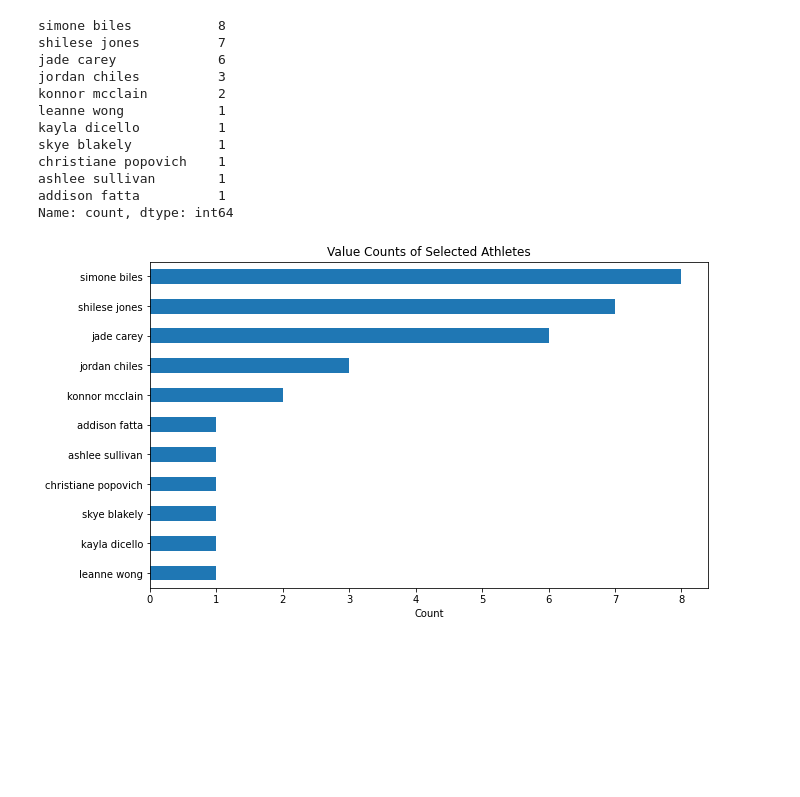
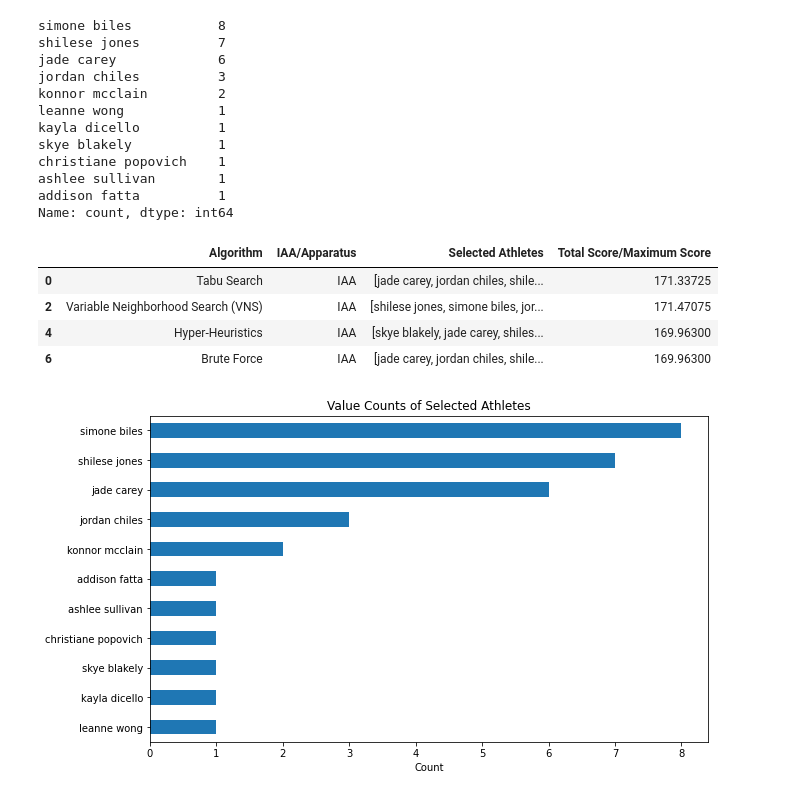
Before and after one commit to RyanTal/Data_Mining, a Jupyter notebook: Results/Women Team Models Review.ipynb, the cells around one changed output. Drawn from its saved outputs; the diff is of its cells as text; code cells hidden in the pictures; blank space fills up the shorter version.

```diff
--- a/Results/Women Team Models Review.ipynb
+++ b/Results/Women Team Models Review.ipynb
@@ -140,6 +140,14 @@ addison fatta          1
 Name: count, dtype: int64
 # %%
 df=result_df.copy()
+# %%
+df[df['IAA/Apparatus']=='IAA']
+# %% [output]
+|  | Algorithm | IAA/Apparatus | Selected Athletes | Total Score/Maximum Score |
+| 0 | Tabu Search | IAA | [jade carey, jordan chiles, shile... | 171.33725 |
+| 2 | Variable Neighborhood Search (VNS) | IAA | [shilese jones, simone biles, jor... | 171.47075 |
+| 4 | Hyper-Heuristics | IAA | [skye blakely, jade carey, shiles... | 169.96300 |
+| 6 | Brute Force | IAA | [jade carey, jordan chiles, shile... | 169.96300 |
 # %%
 # Flatten the 'Selected Athletes' column
 athletes_flat = [athlete for sublist in df['Selected Athletes'] for athlete in sublist]
```
Also changed, not shown: 33 other files.
